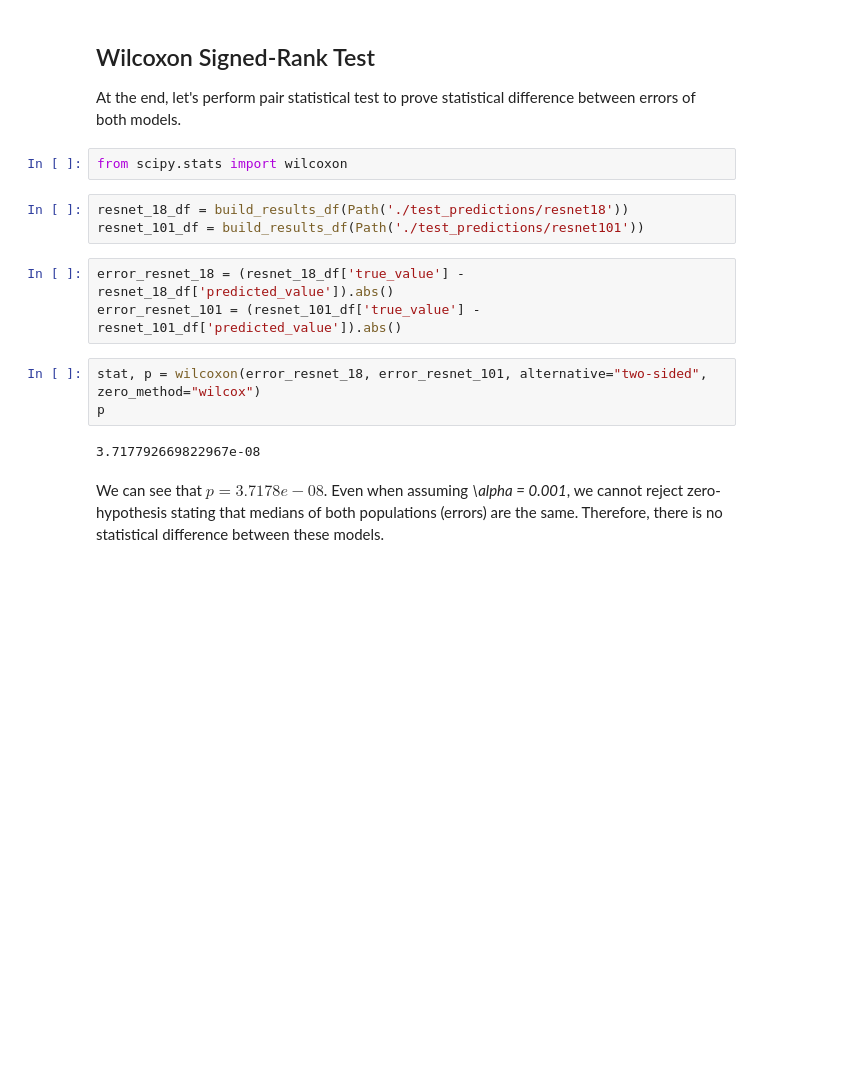
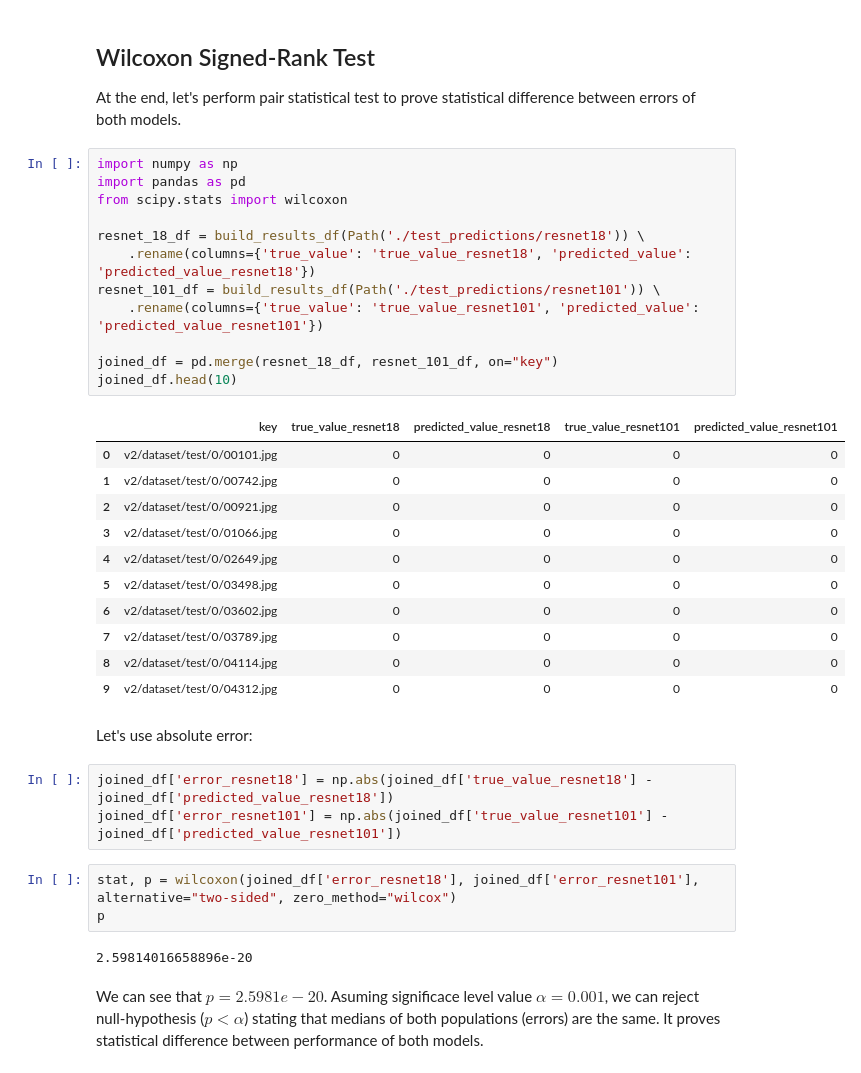
Before and after one commit to karolcymerys/udacity-machine-learning-aws-capstone-project, a Jupyter notebook: workspace.ipynb, the cells around one changed output. Cells and saved outputs as stored; diff of their text form; blank space fills up the shorter version.

```diff
--- a/workspace.ipynb
+++ b/workspace.ipynb
@@ -1013,18 +890,39 @@ Let's put all results into single table:
 # %% [markdown]
 ## Wilcoxon Signed-Rank Test
 At the end, let's perform pair statistical test to prove statistical difference between errors of both models.
-# %%
-from scipy.stats import wilcoxon
-# %%
-resnet_18_df = build_results_df(Path('./test_predictions/resnet18'))
-resnet_101_df = build_results_df(Path('./test_predictions/resnet101'))
-# %%
-error_resnet_18 = (resnet_18_df['true_value'] - resnet_18_df['predicted_value']).abs()
-error_resnet_101 = (resnet_101_df['true_value'] - resnet_101_df['predicted_value']).abs()
+# %%
+import numpy as np
+import pandas as pd
+from scipy.stats import wilcoxon
+
+resnet_18_df = build_results_df(Path('./test_predictions/resnet18')) \
+    .rename(columns={'true_value': 'true_value_resnet18', 'predicted_value': 'predicted_value_resnet18'})
+resnet_101_df = build_results_df(Path('./test_predictions/resnet101')) \
+    .rename(columns={'true_value': 'true_value_resnet101', 'predicted_value': 'predicted_value_resnet101'})
+
+joined_df = pd.merge(resnet_18_df, resnet_101_df, on="key")
+joined_df.head(10)
+# %% [output]
+|  | key | true_value_resnet18 | predicted_value_resnet18 | true_value_resnet101 | predicted_value_resnet101 |
+| 0 | v2/dataset/test/0/00101.jpg | 0 | 0 | 0 | 0 |
+| 1 | v2/dataset/test/0/00742.jpg | 0 | 0 | 0 | 0 |
+| 2 | v2/dataset/test/0/00921.jpg | 0 | 0 | 0 | 0 |
+| 3 | v2/dataset/test/0/01066.jpg | 0 | 0 | 0 | 0 |
+| 4 | v2/dataset/test/0/02649.jpg | 0 | 0 | 0 | 0 |
+| 5 | v2/dataset/test/0/03498.jpg | 0 | 0 | 0 | 0 |
+| 6 | v2/dataset/test/0/03602.jpg | 0 | 0 | 0 | 0 |
+| 7 | v2/dataset/test/0/03789.jpg | 0 | 0 | 0 | 0 |
+| 8 | v2/dataset/test/0/04114.jpg | 0 | 0 | 0 | 0 |
+| 9 | v2/dataset/test/0/04312.jpg | 0 | 0 | 0 | 0 |
+# %% [markdown]
+Let's use absolute error:
+# %%
+joined_df['error_resnet18'] = np.abs(joined_df['true_value_resnet18'] - joined_df['predicted_value_resnet18'])
+joined_df['error_resnet101'] = np.abs(joined_df['true_value_resnet101'] - joined_df['predicted_value_resnet101'])
 # %%
-stat, p = wilcoxon(error_resnet_18, error_resnet_101, alternative="two-sided", zero_method="wilcox")
+stat, p = wilcoxon(joined_df['error_resnet18'], joined_df['error_resnet101'], alternative="two-sided", zero_method="wilcox")
 p
 # %% [output]
-3.717792669822967e-08
+2.59814016658896e-20
 # %% [markdown]
-We can see that $p = 3.7178e-08$. Even when assuming *\alpha = 0.001*, we cannot reject zero-hypothesis stating that medians of both populations (errors) are the same. Therefore, there is no statistical difference between these models.
+We can see that $p = 2.5981e-20$. Asuming significace level value $\alpha = 0.001$, we can reject null-hypothesis ($p < \alpha$) stating that medians of both populations (errors) are the same. It proves statistical difference between performance of both models.
```
Also changed, not shown: parts of 20 cells of this notebook, 3 other files.
